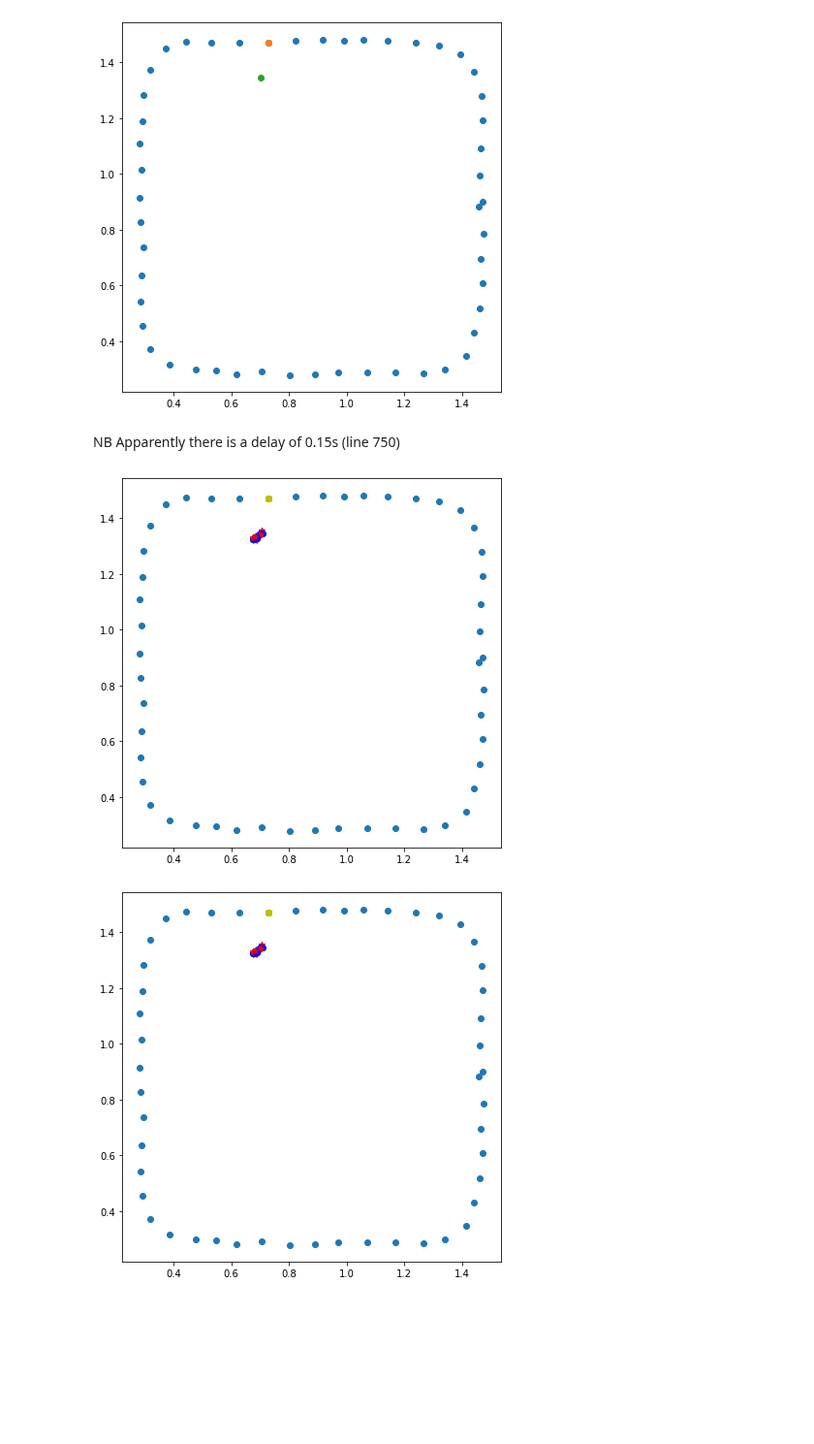
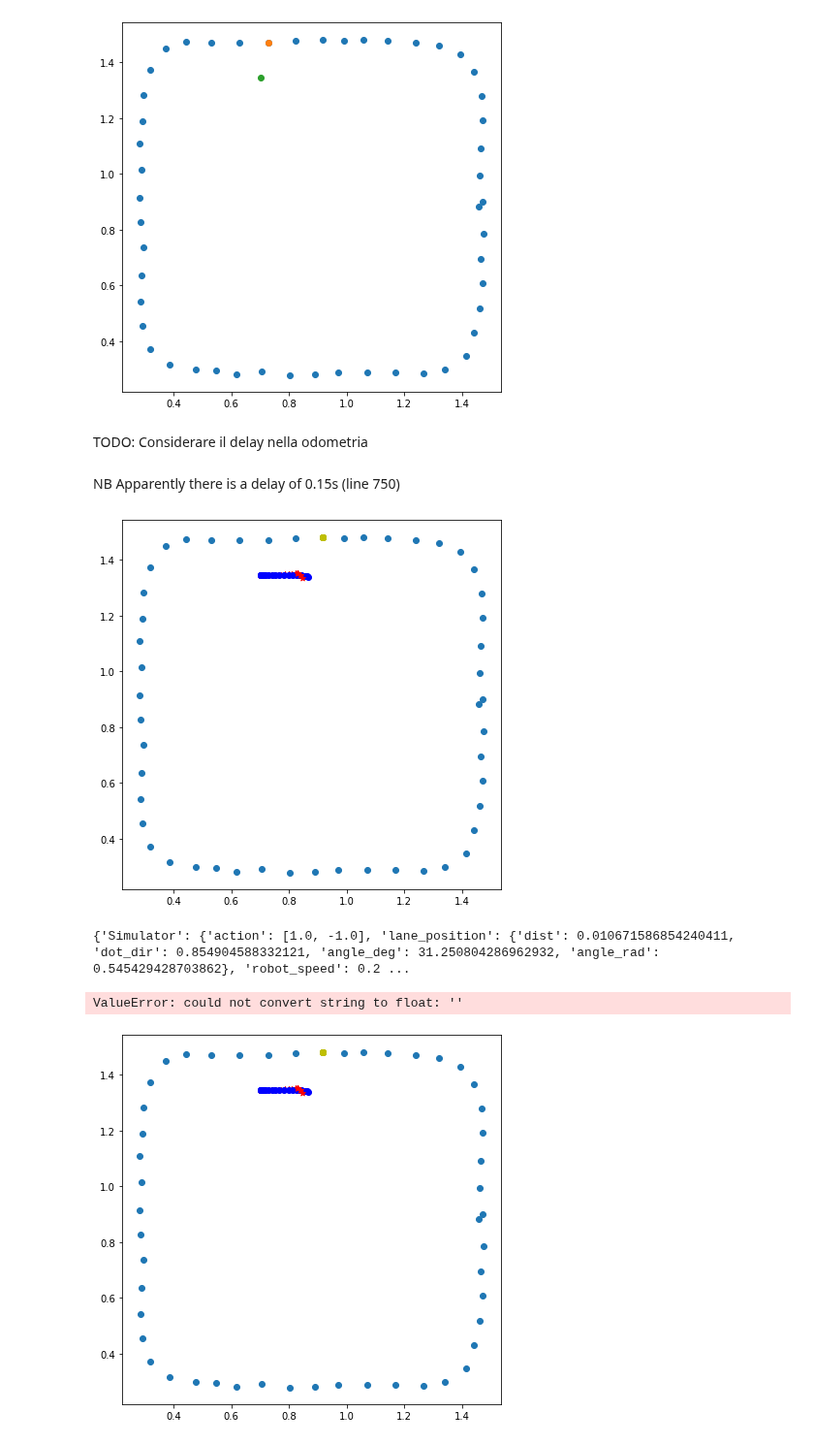
Before and after one commit to giuliovv/duckrace, a Jupyter notebook: mpc_controller.ipynb, the cells around one changed output. Shown at 97% size. Cells and saved outputs as stored; diff of their text form; code cells hidden in the pictures; blank space fills up the shorter version.

Commit message:
Starting to work on delay

```diff
--- a/mpc_controller.ipynb
+++ b/mpc_controller.ipynb
@@ -73,14 +73,17 @@ plt.scatter(pose.x, pose.y)
 [figure]
 # %%
 from scipy.optimize import minimize
+# %% [markdown]
+TODO: Considerare il delay nella odometria
 # %%
 delta_time = 1.0 / env.frame_rate
 
-def loss(x, pose, trajectory, index):
+def loss(x, pose, trajectory, index, last_actions):
     val = 0
     x = x.reshape(-1, 2)
     p1 = pose
-    for idx, el in enumerate(x):
+    # To consider delay
+    for el in np.concatenate((last_actions, x)):
         p1 = my_odometry(p1, delta_time, el, speed=12)
         val += ((trajectory[index][0]-p1.x)**2 + (trajectory[index][1]-p1.y)**2)
     return val
@@ -97,8 +90,10 @@ def myfminunc(traj, index, pose, lun_lin=100):
 # %% [markdown]
 NB Apparently there is a delay of 0.15s (line 750)
 # %%
-horizon_len = 6
+horizon_len = 8
 simulation_len = 40
+
+delay = round(0.15/delta_time)
 
 horizon_len = horizon_len * 2
 
@@ -108,38 +103,44 @@ env.reset()
 pose = get_position(env)
 distance,index = spatial.KDTree(traj).query([pose.x, pose.y])
 index = index - 2
 plt.scatter(*traj.T)
-actions = []
+actions = [[0,0] for _ in range(delay)]
 loss_val = []
 odoms = [pose]
 poses = []
 for _ in range(simulation_len):
     x0 = np.random.standard_normal(horizon_len)
-    res = minimize(loss, x0, args=(pose, traj, index), method="L-BFGS-B", bounds=bnds)
+    res = minimize(loss, x0, args=(pose, traj, index, np.array(actions[-delay:])), method="L-BFGS-B", bounds=bnds)
     # print(res.fun)
     action = res.x[:2]
     # action = myfminunc(traj, index, pose)
     actions.append(action)
     obs, reward, done, info = env.step(action)
+    if reward == -1000:
+        print("Collision")
+        break
     # Test odometry
-    p = my_odometry(odoms[-1], delta_time, action, speed=12)
+    p = my_odometry(odoms[-1], delta_time, actions[-delay], speed=12)
     odoms.append(p)
+    print(env.get_agent_info())
     pose = get_position(env)
     poses.append(pose)
     # print(loss(np.array([0,1]*int(horizon_len/2)).reshape(-1), pose, traj, index))
     plt.scatter(*traj[index], c='y')
     plt.scatter(pose.x, pose.y, marker="o", c="b")
     # Test odometry
     plt.scatter(p.x, p.y, marker="*", c="r")
     # plt.imshow(obs)
     ipythondisplay.clear_output(wait=True)
     ipythondisplay.display(plt.gcf())
     # index = index-1
     if index < 0:
         index = traj.shape[0]-1
 # %% [output]
-[figure, old version]
+[figure, new version]
+{'Simulator': {'action': [1.0, -1.0], 'lane_position': {'dist': 0.010671586854240411, 'dot_dir': 0.854904588332121, 'angle_deg': 31.250804286962932, 'angle_rad': 0.545429428703862}, 'robot_speed': 0.2 ...
+ValueError: could not convert string to float: ''
-[figure, old version]
+[figure, new version]
 # %%
 actions
 # %% [output]
```
Also changed, not shown: parts of 2 cells of this notebook.
